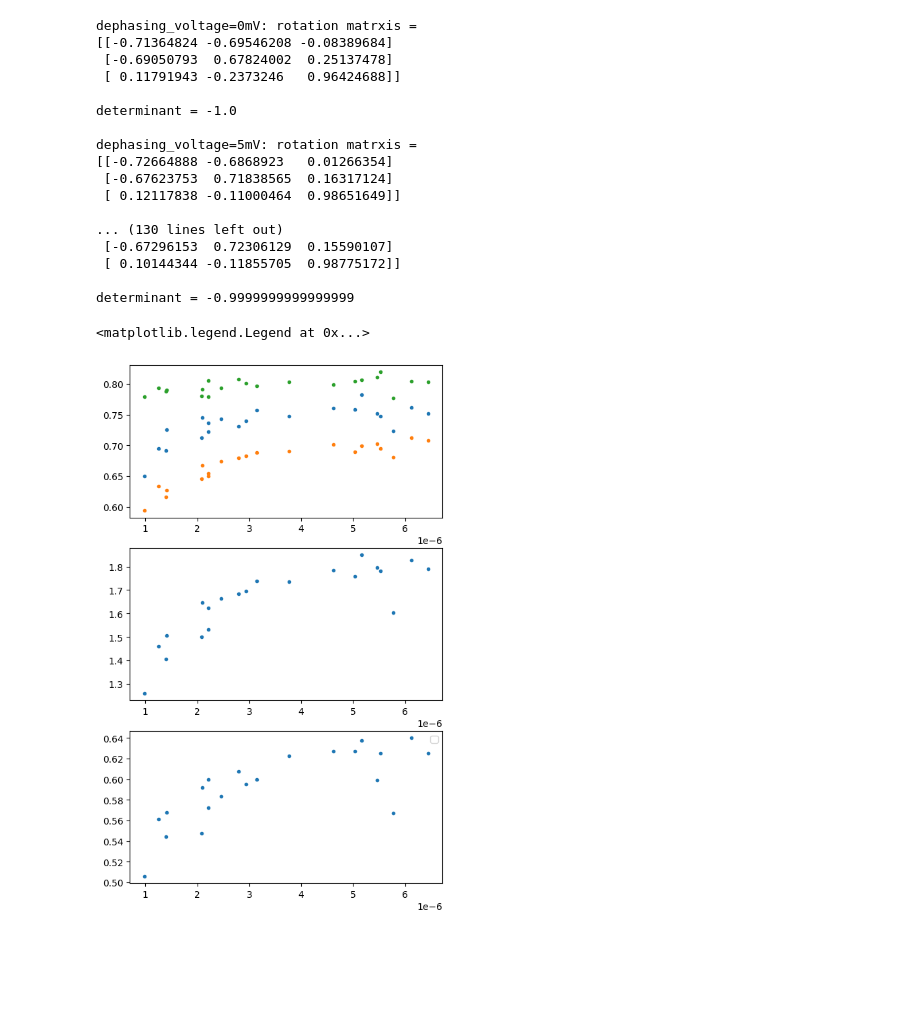
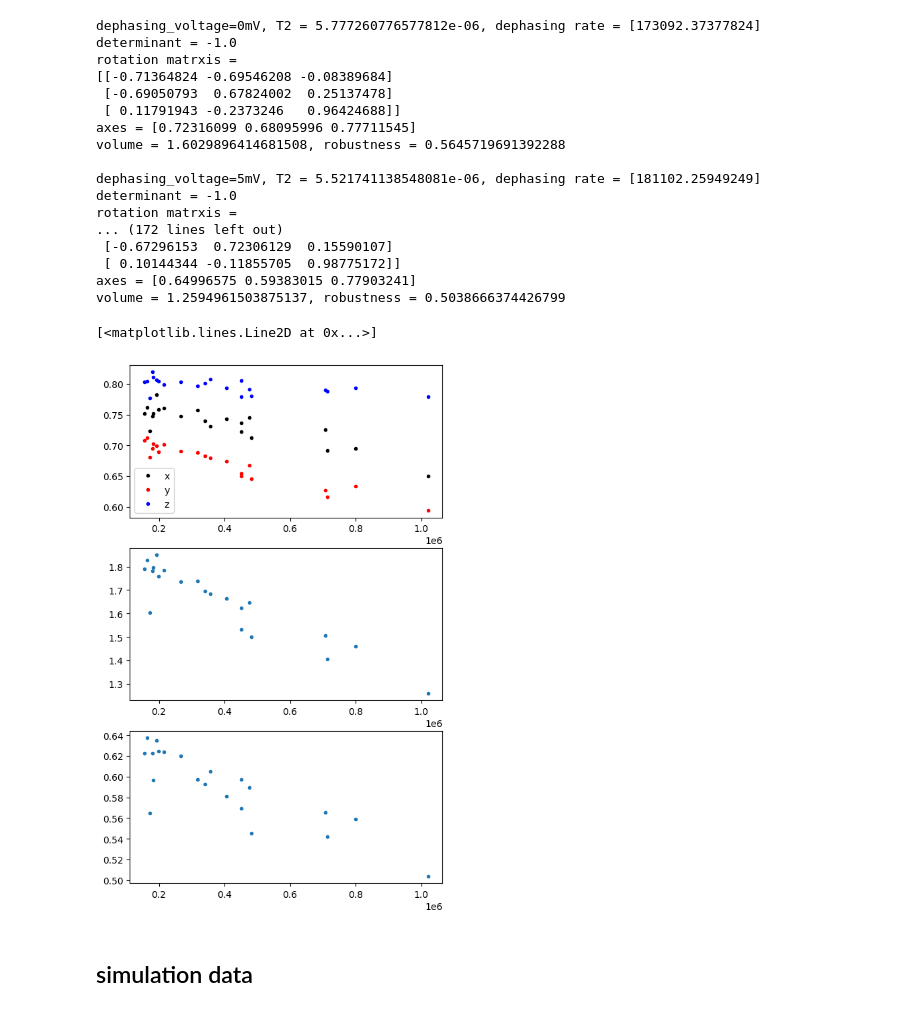
Before and after one commit to 44hsiang/quantum_memory_data, a Jupyter notebook: Markovian_data.ipynb, the cells around one changed output. Drawn from its saved outputs; the diff is of its cells as text; code cells hidden in the pictures; blank space fills up the shorter version.

```diff
--- a/Markovian_data.ipynb
+++ b/Markovian_data.ipynb
@@ -77,10 +110,8 @@ from quam_libs.analyzer import QuantumMemoryAnalyze, EllipsoidFitParameters
 
 fit_params = EllipsoidFitParameters(
     filter_method="convex",      # "none" | "convex" | "ransac"
-    correct_rotation_orientation=True,
-    # ransac_threshold=0.01,
-    # ransac_iterations=1500,
-    # random_state=None,
+    correct_rotation_orientation =True,
+    find_best_order=False
 )
 # %%
 dephasing_data = {}
@@ -129,43 +183,33 @@ robust  = [dephasing_data[key]['quantum_information']['robustness'] for key in d
 T2 = [dephasing_data[key]['qubit_properties']['t2'] for key in dephasing_data.keys()]
 # %%
 for key in dephasing_data.keys():
-    print(f"{key}: rotation matrxis = \n{dephasing_data[key]['ellipsoid']['rotation_matrix']}\n")
-    print(f"determinant = {np.linalg.det(dephasing_data[key]['ellipsoid']['rotation_matrix'])}\n")
+    print(f"{key}, T2 = {dephasing_data[key]['qubit_properties']['t2']}, dephasing rate = {dephasing_data[key]['qubit_properties']['dephasing_rate']}")
+    print(f"determinant = {np.linalg.det(dephasing_data[key]['ellipsoid']['rotation_matrix'])}")
+    print(f"rotation matrxis = \n{dephasing_data[key]['ellipsoid']['rotation_matrix']}")
+    print(f"axes = {dephasing_data[key]['ellipsoid']['axes']}")
+    print(f"volume = {dephasing_data[key]['ellipsoid']['volume']}, robustness = {dephasing_data[key]['quantum_information']['robustness']}\n")
 # %% [output]
-dephasing_voltage=0mV: rotation matrxis =
+dephasing_voltage=0mV, T2 = 5.777260776577812e-06, dephasing rate = [173092.37377824]
+determinant = -1.0
+rotation matrxis =
 [[-0.71364824 -0.69546208 -0.08389684]
  [-0.69050793  0.67824002  0.25137478]
  [ 0.11791943 -0.2373246   0.96424688]]
+axes = [0.72316099 0.68095996 0.77711545]
+volume = 1.6029896414681508, robustness = 0.5645719691392288
 
+dephasing_voltage=5mV, T2 = 5.521741138548081e-06, dephasing rate = [181102.25949249]
 determinant = -1.0
-
-dephasing_voltage=5mV: rotation matrxis =
-[[-0.72664888 -0.6868923   0.01266354]
- [-0.67623753  0.71838565  0.16317124]
- [ 0.12117838 -0.11000464  0.98651649]]
-
-... (130 lines left out)
+rotation matrxis =
+... (172 lines left out)
  [-0.67296153  0.72306129  0.15590107]
  [ 0.10144344 -0.11855705  0.98775172]]
-
-determinant = -0.9999999999999999
+axes = [0.64996575 0.59383015 0.77903241]
+volume = 1.2594961503875137, robustness = 0.5038666374426799
 # %%
+x_list = [dephasing_data[key]['qubit_properties']['dephasing_rate'] for key in dephasing_data.keys()]
+#x_list = [dephasing_data[key]['qubit_properties']['T2'] for key in dephasing_data.keys()]
+
 axes_list = [dephasing_data[key]['ellipsoid']['axes'] for key in dephasing_data.keys()]
 volume_list = [dephasing_data[key]['ellipsoid']['volume'] for key in dephasing_data.keys()]
 robust_list = [dephasing_data[key]['quantum_information']['robustness'] for key in dephasing_data.keys()]
-# %%
-import matplotlib.pyplot as plt
-fig = plt.figure(figsize=(6,10))
-ax_axes = fig.add_subplot(311)
-ax_volume = fig.add_subplot(312)
-ax_robustness = fig.add_subplot(313)
-ax_axes.plot(T2, [axes[0] for axes in axes_list], '.',label='x')
-ax_axes.plot(T2, [axes[1] for axes in axes_list], '.',label='y')
-ax_axes.plot(T2, [axes[2] for axes in axes_list], '.',label='z')
-
-ax_volume.plot(T2, volume_list, '.')
-ax_robustness.plot(T2, robust_list, '.')
-plt.legend()
-# %% [output]
-<matplotlib.legend.Legend at 0x...>
-[figure, removed]
@@ -178,0 +216,19 @@ for key in Noise_data.keys():
+# %%
+fig = plt.figure(figsize=(6,10))
+ax_axes = fig.add_subplot(311)
+ax_volume = fig.add_subplot(312)
+ax_robustness = fig.add_subplot(313)
+ax_axes.plot(x_list, [axes[0] for axes in axes_list], '.k',label='x')
+ax_axes.plot(x_list, [axes[1] for axes in axes_list], '.r',label='y')
+ax_axes.plot(x_list, [axes[2] for axes in axes_list], '.b',label='z')
+ax_axes.legend()
+
+ax_volume.plot(x_list, volume_list, '.')
+ax_robustness.plot(x_list, robust_list, '.')
+# ax_robustness.plot(x_list,find_best_order_list,'.')
+# ax_robustness.set_xlim(0.1e6,0.4e6)
+# %% [output]
+[<matplotlib.lines.Line2D at 0x...>]
+[figure, added]
+# %% [markdown]
+## simulation data
```
Also changed, not shown: parts of 9 cells of this notebook, 5 other files.
